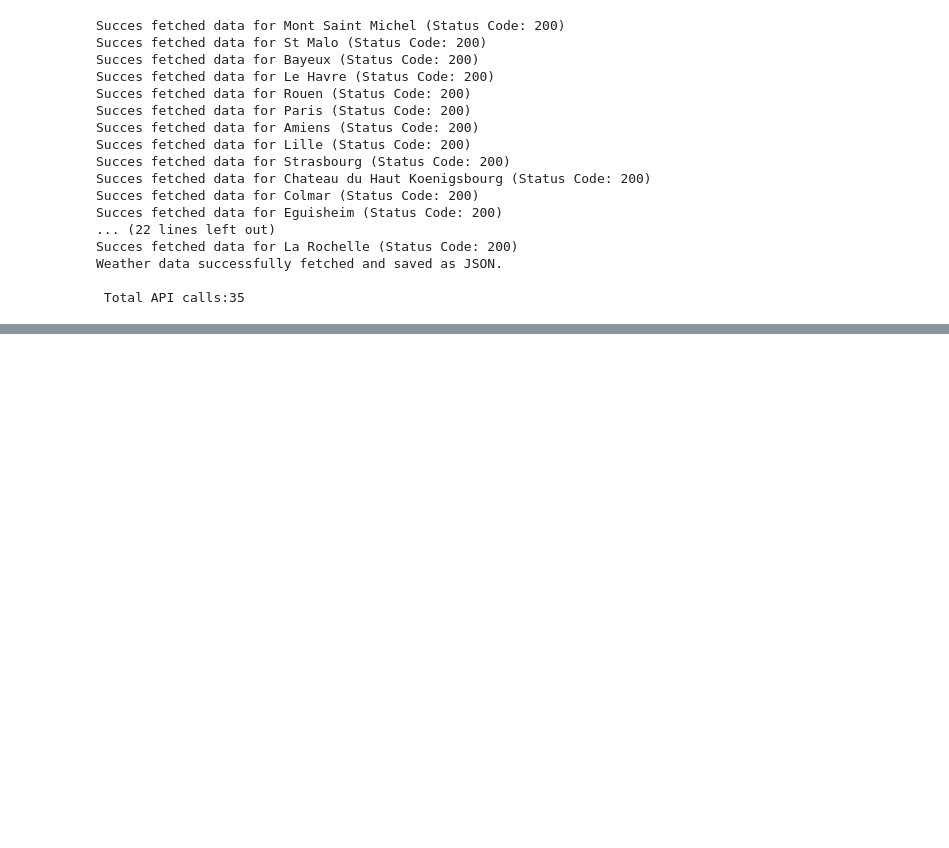
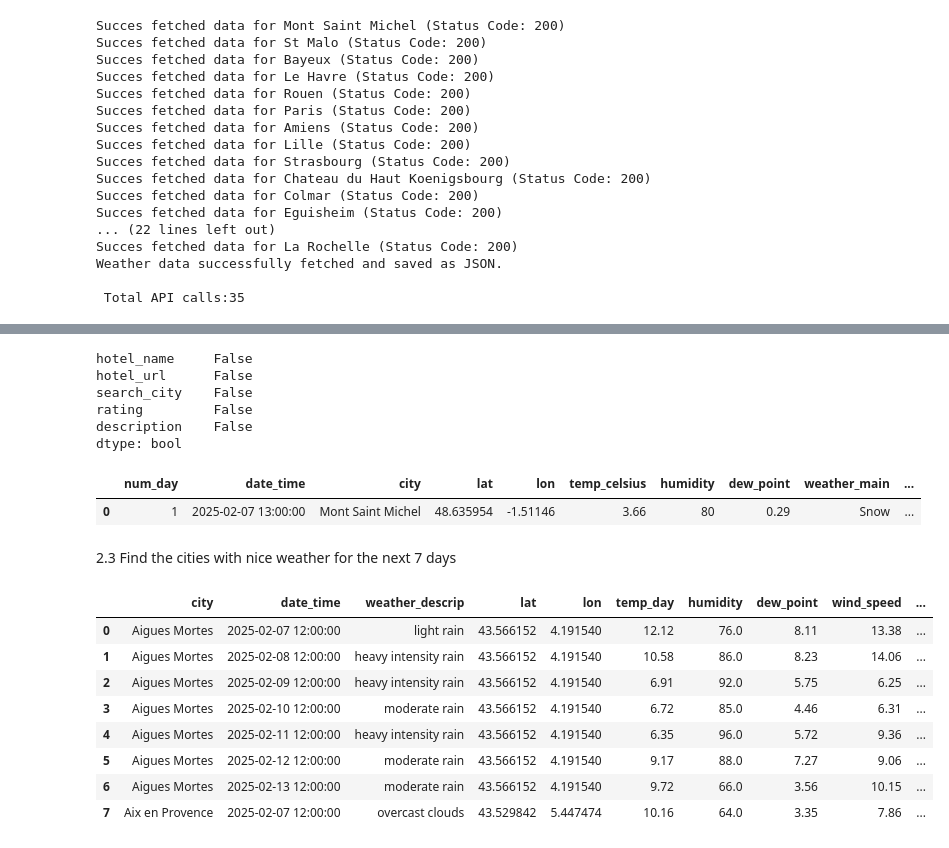
Before and after one commit to YnaPqt/data-management-kayak, a Jupyter notebook: kayak_project.ipynb, the cells around one changed output, grey strips where cells are left out. Cells and saved outputs as stored; diff of their text form; code cells hidden in the pictures; blank space fills up the shorter version.

```diff
--- a/kayak_project.ipynb
+++ b/kayak_project.ipynb
@@ -230,0 +191,11 @@ put_object2 = bucket.put_object(Key='weather_data.csv', Body='src/weather_data.c
+# %%
+# Transform weather data to dataframe
+weather_data = pd.read_json("src/weather_data.json")
+df_weather = pd.DataFrame(weather_data)
+
+# Modify column headers
+df_weather =df_weather.rename(columns={
+    0:'num_day',1:'date_time',2:'city',3:'lat',4:'lon',5:'temp_celsius',
+    6:'humidity',7:'dew_point',8:'weather_main',9:'weather_descrip',10:'clouds',11:'wind_speed',12:'pop'})
+
+df_weather.head(5)
@@ -230,0 +245,44 @@ put_object2 = bucket.put_object(Key='weather_data.csv', Body='src/weather_data.c
+# %%
+df_hotel.isnull().any()
+# %% [output]
+hotel_name     False
+hotel_url      False
+search_city    False
+rating         False
+description    False
+dtype: bool
+# %%
+df_weather.head(1)
+# %% [output]
+|  | num_day | date_time | city | lat | lon | temp_celsius | humidity | dew_point | weather_main | ... |
+| 0 | 1 | 2025-02-07 13:00:00 | Mont Saint Michel | 48.635954 | -1.51146 | 3.66 | 80 | 0.29 | Snow | ... |
+# %%
+# Convert format timestamp to datetime
+df_weather['date_time'] = df_weather['date_time'].map(datetime.datetime.fromtimestamp)
+# %% [markdown]
+2.3 Find the cities with nice weather for the next 7 days
+# %%
+# Get the average of each column
+df_weather_avg = df_weather.groupby(['city','date_time','weather_descrip']).apply(
+    lambda x: pd.Series({
+        'lat': x['lat'].mean(),
+        'lon': x['lon'].mean(),
+        'temp_day': x['temp_celsius'].mean(),
+        'humidity': x['humidity'].mean(),
+        'dew_point': x['dew_point'].mean(),
+        'wind_speed': x['wind_speed'].mean(),
+        'clouds': x['clouds'].mean()
+    })
+).reset_index()
+
+df_weather_avg.head(8)
+# %% [output]
+|  | city | date_time | weather_descrip | lat | lon | temp_day | humidity | dew_point | wind_speed | ... |
+| 0 | Aigues Mortes | 2025-02-07 12:00:00 | light rain | 43.566152 | 4.191540 | 12.12 | 76.0 | 8.11 | 13.38 | ... |
+| 1 | Aigues Mortes | 2025-02-08 12:00:00 | heavy intensity rain | 43.566152 | 4.191540 | 10.58 | 86.0 | 8.23 | 14.06 | ... |
+| 2 | Aigues Mortes | 2025-02-09 12:00:00 | heavy intensity rain | 43.566152 | 4.191540 | 6.91 | 92.0 | 5.75 | 6.25 | ... |
+| 3 | Aigues Mortes | 2025-02-10 12:00:00 | moderate rain | 43.566152 | 4.191540 | 6.72 | 85.0 | 4.46 | 6.31 | ... |
+| 4 | Aigues Mortes | 2025-02-11 12:00:00 | heavy intensity rain | 43.566152 | 4.191540 | 6.35 | 96.0 | 5.72 | 9.36 | ... |
+| 5 | Aigues Mortes | 2025-02-12 12:00:00 | moderate rain | 43.566152 | 4.191540 | 9.17 | 88.0 | 7.27 | 9.06 | ... |
+| 6 | Aigues Mortes | 2025-02-13 12:00:00 | moderate rain | 43.566152 | 4.191540 | 9.72 | 66.0 | 3.56 | 10.15 | ... |
+| 7 | Aix en Provence | 2025-02-07 12:00:00 | overcast clouds | 43.529842 | 5.447474 | 10.16 | 64.0 | 3.35 | 7.86 | ... |
```
Also changed, not shown: parts of 43 cells of this notebook, 7 other files.
